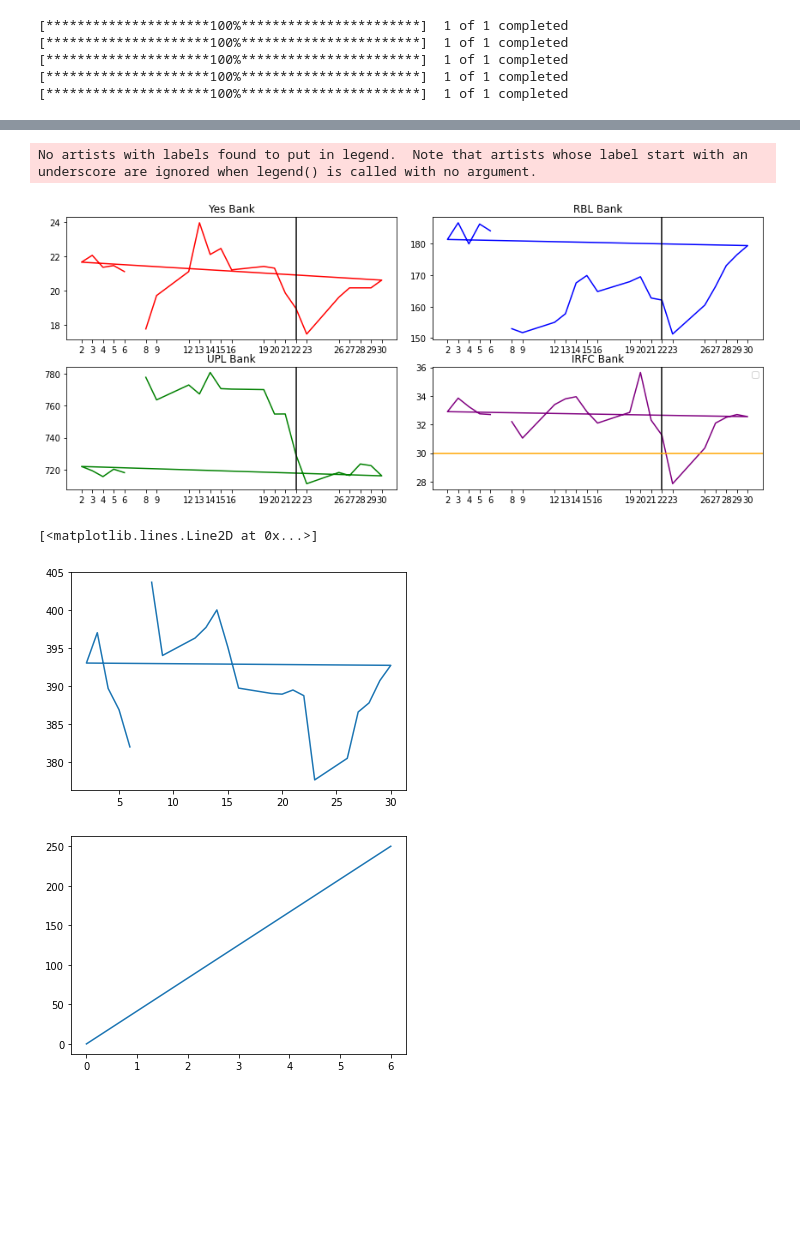
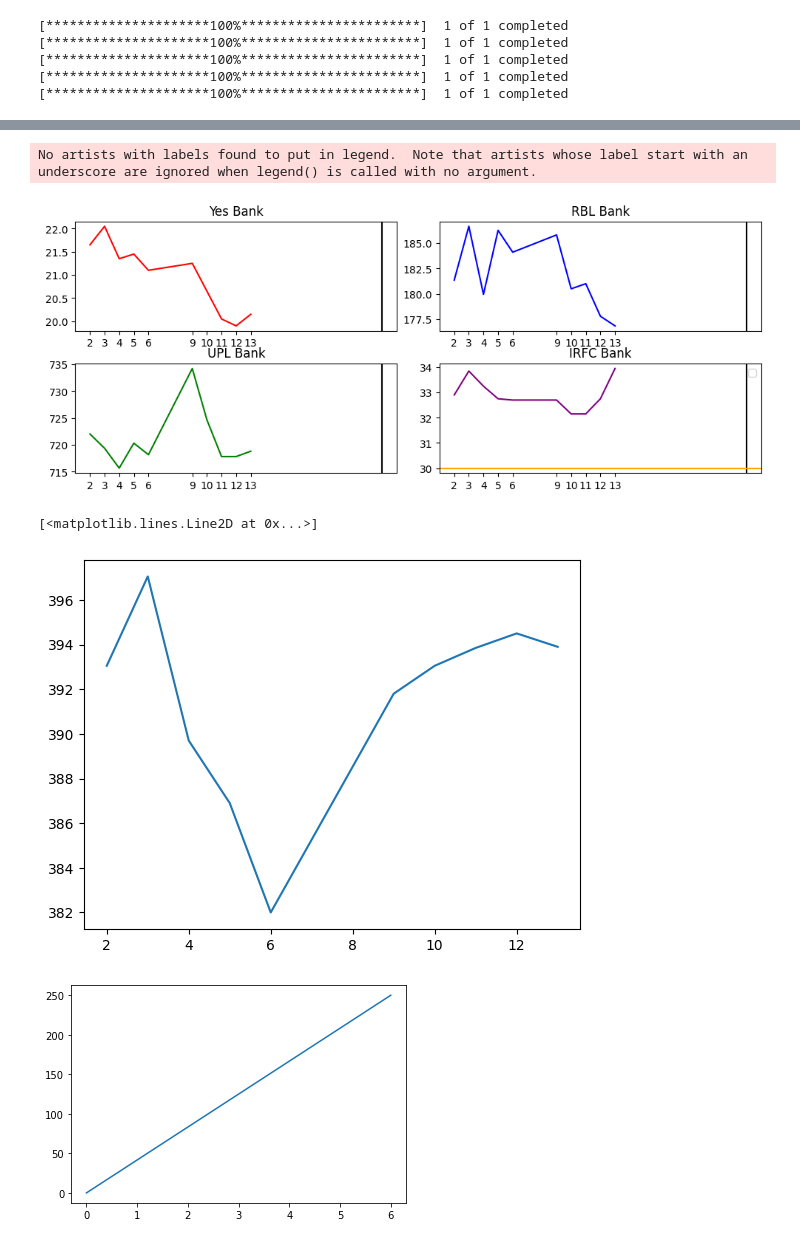
Before and after one commit to prajapati341/stock_analysis, a Jupyter notebook: Yahoo_Finance.ipynb, the cells around one changed output, grey strips where cells are left out. Drawn from its saved outputs; the diff is of its cells as text; code cells hidden in the pictures; blank space fills up the shorter version.

```diff
--- a/Yahoo_Finance.ipynb
+++ b/Yahoo_Finance.ipynb
@@ -25,7 +12,7 @@ import yfinance as yf
 import datetime as dt
 
 # Set the start and end date
-start_date = '2022-12-08'
+start_date = '2023-01-01'
 end_date = '2023-01-31'
 
 # Set the ticker
@@ -121,7 +108,7 @@ plt.show()
 import matplotlib.pyplot as plt
 
 #define subplots
-fig, ax = plt.subplots(2, 2, figsize=(12,5))
+fig, ax = plt.subplots(2, 2, figsize=(10,4))
 fig.tight_layout()
 
 #define data
@@ -152,35 +139,35 @@ ax[0,0].axvline(x=22,color='black')
 
 
 
 ax[0, 1].plot(x_rbl, y_rbl, color='blue')
 ax[0, 1].set_title('RBL Bank')
 ax[0, 1].set_xticks(x_rbl)
 ax[0,1].axvline(x=22,color='black')
 
 
 ax[1, 0].plot(x_upl, y_upl, color='green',label='UPL')
 ax[1, 0].set_title('UPL Bank')
 ax[1, 0].set_xticks(x_upl)
 ax[1,0].axvline(x=22,color='black')
 
 ax[1, 1].plot(x_irfc, y_irfc, color='purple')
 ax[1, 1].set_title('IRFC Bank')
 ax[1, 1].set_xticks(x_irfc)
 ax[1,1].axvline(x=22,color='black')
 ax[1,1].axhline(y=30,color='orange')
 
 
 
 
 plt.legend()
 plt.show()
 
 plt.plot(x_wipro,y_wipro)
 # %% [output]
 No artists with labels found to put in legend.  Note that artists whose label start with an underscore are ignored when legend() is called with no argument.
-[figure, old version]
+[figure, new version]
 [<matplotlib.lines.Line2D at 0x...>]
-[figure, old version]
+[figure, new version]
 # %%
 
 
```
Also changed, not shown: parts of 3 cells of this notebook, 3 other files.
